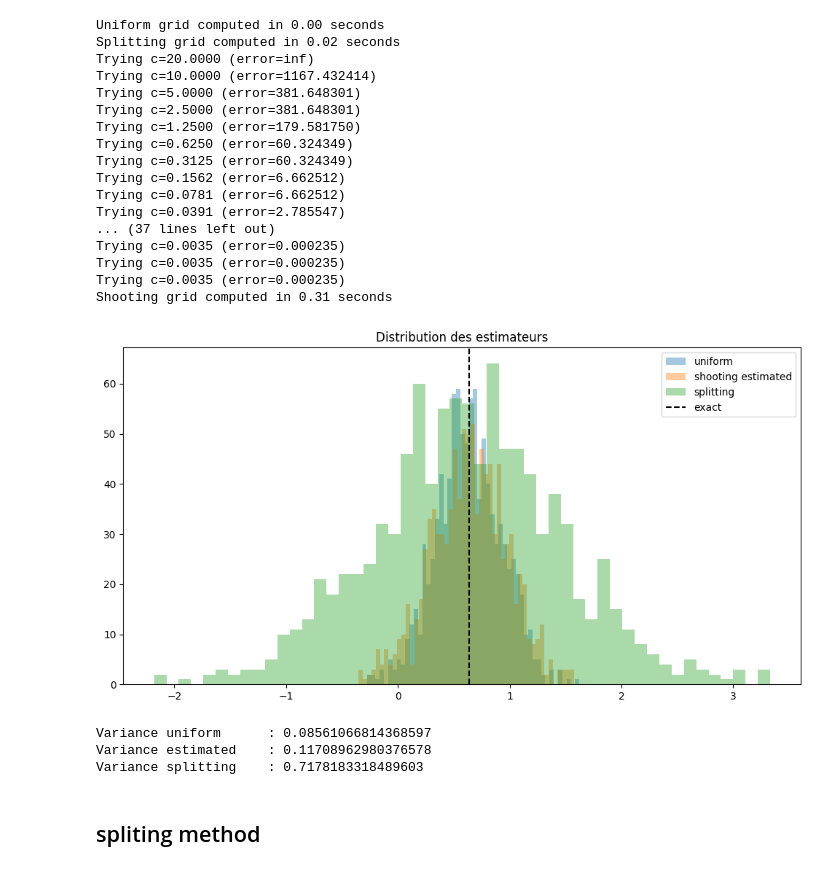
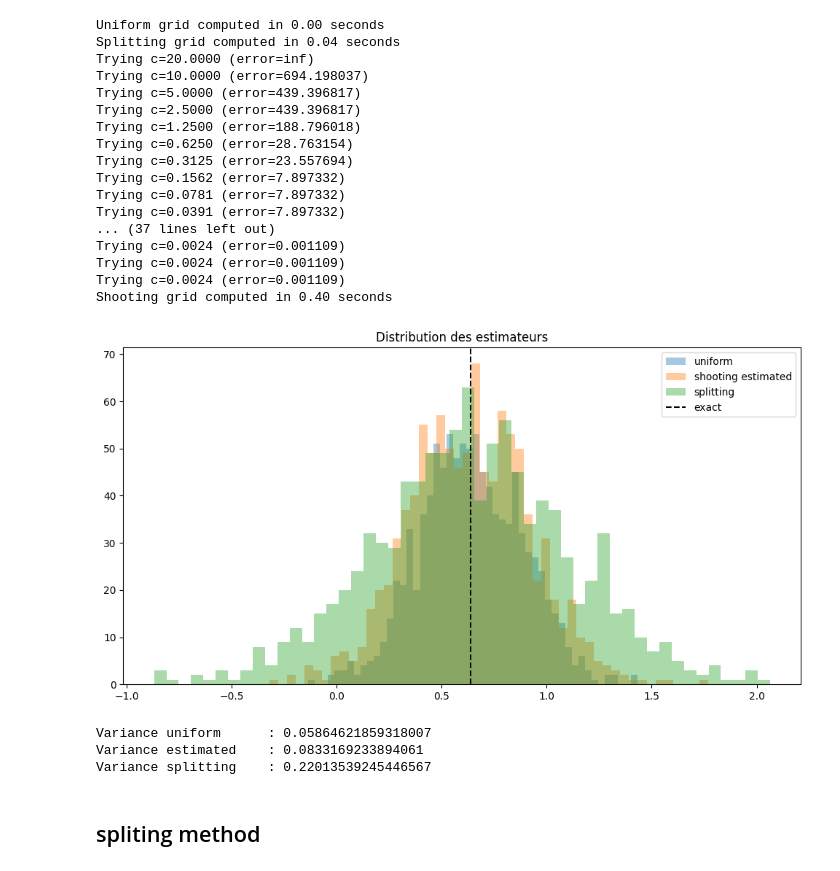
Before and after one commit to MohamedKeteb/constantpathsampling, a Jupyter notebook: stratified_ups.ipynb, the cells around one changed output. Saved outputs shown, nothing was run; the diff lists cells and outputs as text; code cells hidden in the pictures.

Commit message:
grid startified

```diff
--- a/stratified_ups.ipynb
+++ b/stratified_ups.ipynb
@@ -6,7 +6,7 @@ import time
 # =========================
 # Paramètres
 # =========================
-L = 40
+L = 50
 n_per_bin = 1
 n_trials = 1000
 
@@ -109,26 +109,40 @@ def shooting_grid_L_points(L, eps=0.02, tol=1e-6, maxiter=100):
 # =========================
 # Splitting adaptatif
 # =========================
+import numpy as np
+
 def bin_variance(l0, l1, n_samples=20):
     lam = np.random.uniform(l0, l1, n_samples)
     y = f(lam) + np.random.normal(0, np.sqrt(sigma2(lam)))
     return np.var(y)
 
-def splitting_grid(L):
-    bins = [(0.0, 1.0)]
+def splitting_grid(L, initial_bins=10):
+    """
+    Construire une grid greedy à partir d'une grid uniform initiale.
 
+    Parameters:
+    - L : nombre final de bins
+    - initial_bins : nombre initial de bins uniformes
+    """
+    # Créer une grid initiale uniforme
+    uniform_grid = np.linspace(0.0, 1.0, initial_bins + 1)
+    bins = [(uniform_grid[i], uniform_grid[i+1]) for i in range(initial_bins)]
+
+    # Greedy split jusqu'à obtenir L bins
     while len(bins) < L:
-        vars_ = [bin_variance(a,b) for (a,b) in bins]
+        # Calculer la variance de chaque bin
+        vars_ = [bin_variance(a, b) for (a, b) in bins]
+        # Choisir le bin avec variance maximale
         idx = np.argmax(vars_)
-
         a, b = bins[idx]
-        mid = 0.5*(a+b)
-
+        mid = 0.5 * (a + b)
+        # Remplacer le bin par ses deux moitiés
         bins.pop(idx)
         bins.insert(idx, (a, mid))
-        bins.insert(idx+1, (mid, b))
+        bins.insert(idx + 1, (mid, b))
 
-    grid = [0.0]
+    # Construire la grid finale
+    grid = [bins[0][0]]  # commencer par la borne inférieure du premier bin
     for (_, b) in bins:
         grid.append(b)
     return np.array(grid)
@@ -165,51 +179,51 @@ def stratified_estimator(grid):
 # =========================
 # Simulations
 # =========================
 est_uniform = np.array([stratified_estimator(grid_uniform) for _ in range(n_trials)])
 est_split   = np.array([stratified_estimator(grid_split) for _ in range(n_trials)])
 est_est     = np.array([stratified_estimator(grid_est) for _ in range(n_trials)])
 exact = 2/np.pi
 
 # =========================
 # 📊 PLOTS
 # =========================
 
 # Histogrammes
 plt.figure(figsize=(12,6))
 plt.hist(est_uniform, bins=50, alpha=0.4, label="uniform")
 plt.hist(est_est, bins=50, alpha=0.4, label="shooting estimated")
 plt.hist(est_split, bins=50, alpha=0.4, label="splitting")
 plt.axvline(exact, color='black', linestyle='--', label="exact")
 plt.legend()
 plt.title("Distribution des estimateurs")
 plt.show()
 
 # Variances
 print("Variance uniform      :", np.var(est_uniform))
 print("Variance estimated    :", np.var(est_est))
 print("Variance splitting    :", np.var(est_split))
 # %% [output]
 Uniform grid computed in 0.00 seconds
-Splitting grid computed in 0.02 seconds
+Splitting grid computed in 0.04 seconds
 Trying c=20.0000 (error=inf)
-Trying c=10.0000 (error=1167.432414)
-Trying c=5.0000 (error=381.648301)
-Trying c=2.5000 (error=381.648301)
-Trying c=1.2500 (error=179.581750)
-Trying c=0.6250 (error=60.324349)
-Trying c=0.3125 (error=60.324349)
-Trying c=0.1562 (error=6.662512)
-Trying c=0.0781 (error=6.662512)
-Trying c=0.0391 (error=2.785547)
+Trying c=10.0000 (error=694.198037)
+Trying c=5.0000 (error=439.396817)
+Trying c=2.5000 (error=439.396817)
+Trying c=1.2500 (error=188.796018)
+Trying c=0.6250 (error=28.763154)
+Trying c=0.3125 (error=23.557694)
+Trying c=0.1562 (error=7.897332)
+Trying c=0.0781 (error=7.897332)
+Trying c=0.0391 (error=7.897332)
 ... (37 lines left out)
-Trying c=0.0035 (error=0.000235)
-Trying c=0.0035 (error=0.000235)
-Trying c=0.0035 (error=0.000235)
-Shooting grid computed in 0.31 seconds
+Trying c=0.0024 (error=0.001109)
+Trying c=0.0024 (error=0.001109)
+Trying c=0.0024 (error=0.001109)
+Shooting grid computed in 0.40 seconds
-[figure, old version]
+[figure, new version]
-Variance uniform      : 0.08561066814368597
-Variance estimated    : 0.11708962980376578
-Variance splitting    : 0.7178183318489603
+Variance uniform      : 0.05864621859318007
+Variance estimated    : 0.0833169233894061
+Variance splitting    : 0.22013539245446567
 # %% [markdown]
 ## spliting method
 # %%
```
Also changed, not shown: parts of 1 cell of this notebook.
